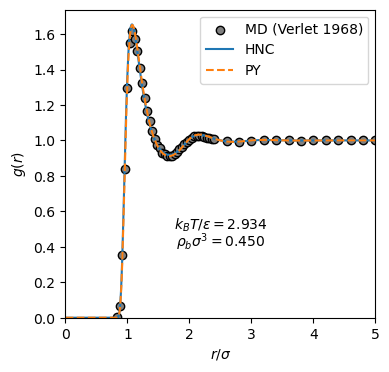
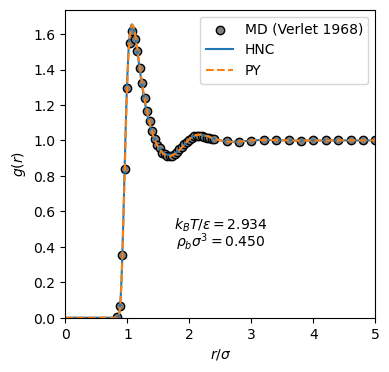
The notebook cell's code change between the first figure and the second:
--- before
+++ after
@@ -5,6 +5,6 @@
 plt.scatter(VerletMDdata['r'],VerletMDdata[f'KT={kT:.3f}'],marker='o',edgecolors='k',facecolors='grey',label='MD (Verlet 1968)')
 
-plt.plot(r,gHNC,'-',color='C0',label='HNC')
-plt.plot(r,gPY,'--',color='C1',label='PY')
+plt.plot(r.cpu().numpy(),gHNC.cpu().numpy(),'-',color='C0',label='HNC')
+plt.plot(r.cpu().numpy(),gPY.cpu().numpy(),'--',color='C1',label='PY')
 
 plt.xlim(0.0,5.0)

Commit: Updating examples